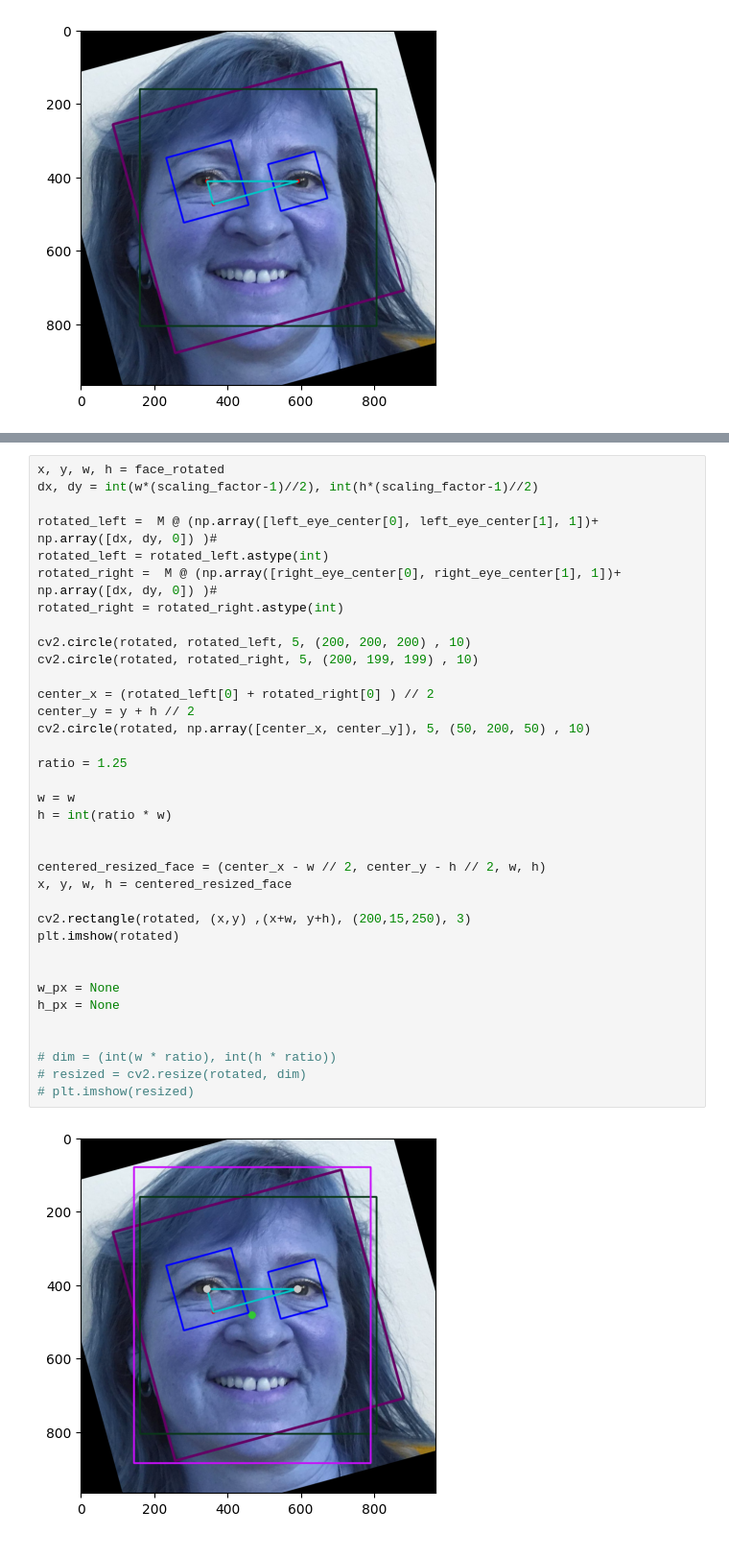
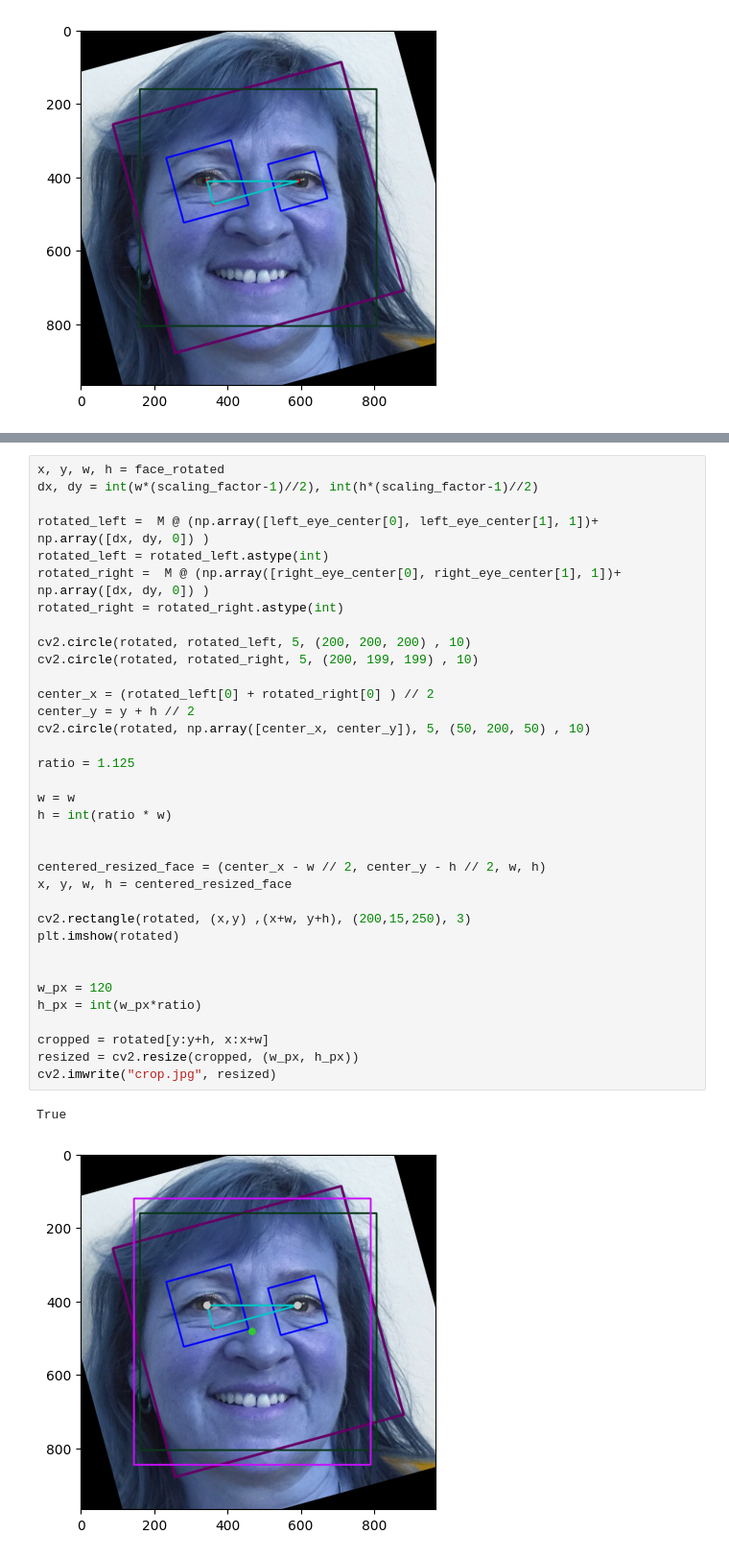
Before and after one commit to vikion/eigenfaces, a Jupyter notebook: face_alignment_demo.ipynb, the cells around one changed output, grey strips where cells are left out. Shown at 96% size. Cells and saved outputs as stored; diff of their text form.

Commit message:
added final crop, resize & write

```diff
--- a/face_alignment_demo.ipynb
+++ b/face_alignment_demo.ipynb
@@ -139,38 +137,38 @@ plt.imshow(rotated)
 # %%
 x, y, w, h = face_rotated
 dx, dy = int(w*(scaling_factor-1)//2), int(h*(scaling_factor-1)//2)
 
-rotated_left =  M @ (np.array([left_eye_center[0], left_eye_center[1], 1])+ np.array([dx, dy, 0]) )#
+rotated_left =  M @ (np.array([left_eye_center[0], left_eye_center[1], 1])+ np.array([dx, dy, 0]) )
 rotated_left = rotated_left.astype(int)
-rotated_right =  M @ (np.array([right_eye_center[0], right_eye_center[1], 1])+ np.array([dx, dy, 0]) )#
+rotated_right =  M @ (np.array([right_eye_center[0], right_eye_center[1], 1])+ np.array([dx, dy, 0]) )
 rotated_right = rotated_right.astype(int)
 
 cv2.circle(rotated, rotated_left, 5, (200, 200, 200) , 10)
 cv2.circle(rotated, rotated_right, 5, (200, 199, 199) , 10)
 
 center_x = (rotated_left[0] + rotated_right[0] ) // 2
 center_y = y + h // 2
 cv2.circle(rotated, np.array([center_x, center_y]), 5, (50, 200, 50) , 10)
 
-ratio = 1.25
+ratio = 1.125
 
 w = w
 h = int(ratio * w)
 
 
 centered_resized_face = (center_x - w // 2, center_y - h // 2, w, h)
 x, y, w, h = centered_resized_face
 
 cv2.rectangle(rotated, (x,y) ,(x+w, y+h), (200,15,250), 3)
 plt.imshow(rotated)
 
 
-w_px = None
-h_px = None
+w_px = 120
+h_px = int(w_px*ratio)
 
-
-# dim = (int(w * ratio), int(h * ratio))
-# resized = cv2.resize(rotated, dim)
-# plt.imshow(resized)
+cropped = rotated[y:y+h, x:x+w]
+resized = cv2.resize(cropped, (w_px, h_px))
+cv2.imwrite("crop.jpg", resized)
 # %% [output]
+True
-[figure, old version]
+[figure, new version]
```
Also changed, not shown: parts of 1 cell of this notebook.
